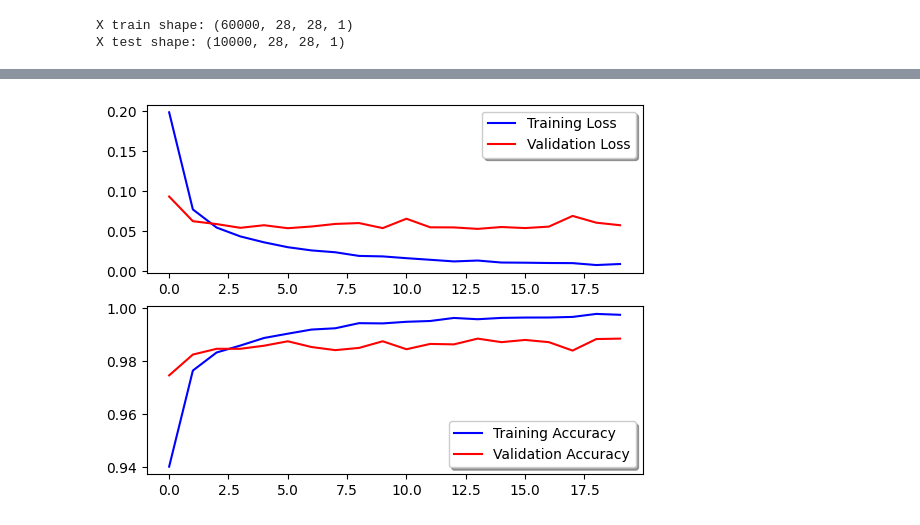
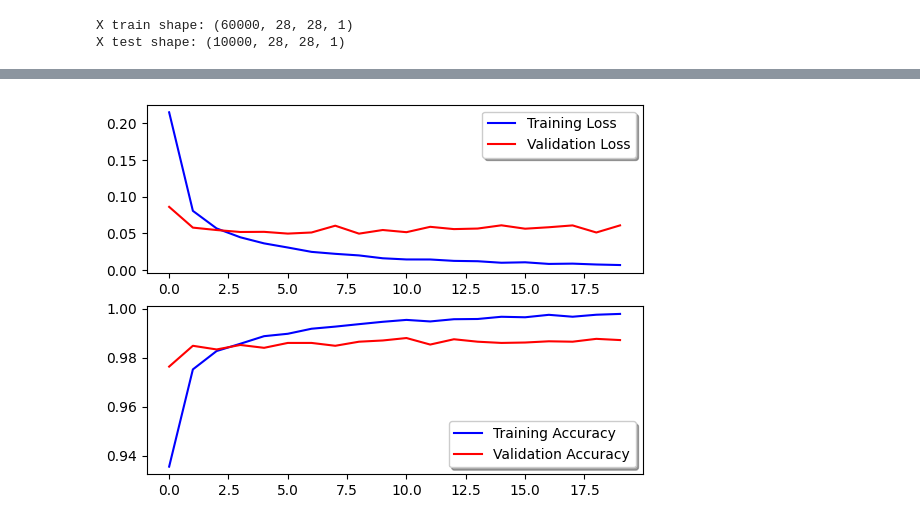
Before and after one commit to K-Aditya-25/ML-Practice, a Jupyter notebook: LeNet-5 Implementation.ipynb, the cells around one changed output, grey strips where cells are left out. Saved outputs shown, nothing was run; the diff lists cells and outputs as text; code cells hidden in the pictures.

Commit message:
Changed the loss to Sparse Cat. Entropy Loss

```diff
--- a/LeNet-5 Implementation.ipynb
+++ b/LeNet-5 Implementation.ipynb
@@ -61,8 +62,8 @@ print("X test shape:", x_test.shape)
 X train shape: (60000, 28, 28, 1)
 X test shape: (10000, 28, 28, 1)
 # %%
-y_train = tf.one_hot(y_train.astype(np.int32), depth=10)
-y_test = tf.one_hot(y_test.astype(np.int32), depth=10)
+# y_train = tf.one_hot(y_train.astype(np.int32), depth=10)
+# y_test = tf.one_hot(y_test.astype(np.int32), depth=10)
 # %%
 print("Y train shape:", y_train.shape)
 print("Y test shape:", y_test.shape)
@@ -98,7 +99,7 @@ model = tf.keras.models.Sequential([
 ])
 
 ##Learning: Sparse Categorical Entropy loss is used when the target variable isn't one hot encoded, else use categorical cross entropy loss
-model.compile(optimizer="adam", loss='categorical_crossentropy', metrics=['accuracy'])
+model.compile(optimizer="adam", loss='sparse_categorical_crossentropy', metrics=['accuracy'])
 # %%
 model.summary()
 # %% [output]
@@ -160,14 +161,14 @@ Epoch 20/20
 # %%
 fig, ax = plt.subplots(2,1)
 ax[0].plot(history.history['loss'], color='b', label="Training Loss")
-ax[0].plot(history.history['val_loss'], color='r', label="Validation Loss",axes =ax[0])
+ax[0].plot(history.history['val_loss'], color='r', label="Validation Loss")
 legend = ax[0].legend(loc='best', shadow=True)
 
 ax[1].plot(history.history['accuracy'], color='b', label="Training Accuracy")
 ax[1].plot(history.history['val_accuracy'], color='r',label="Validation Accuracy")
 legend = ax[1].legend(loc='best', shadow=True)
 # %% [output]
-[figure, old version]
+[figure, new version]
 # %%
 test_loss, test_acc = model.evaluate(x_test, y_test)
 # %% [output]
```
Also changed, not shown: parts of 8 cells of this notebook.
